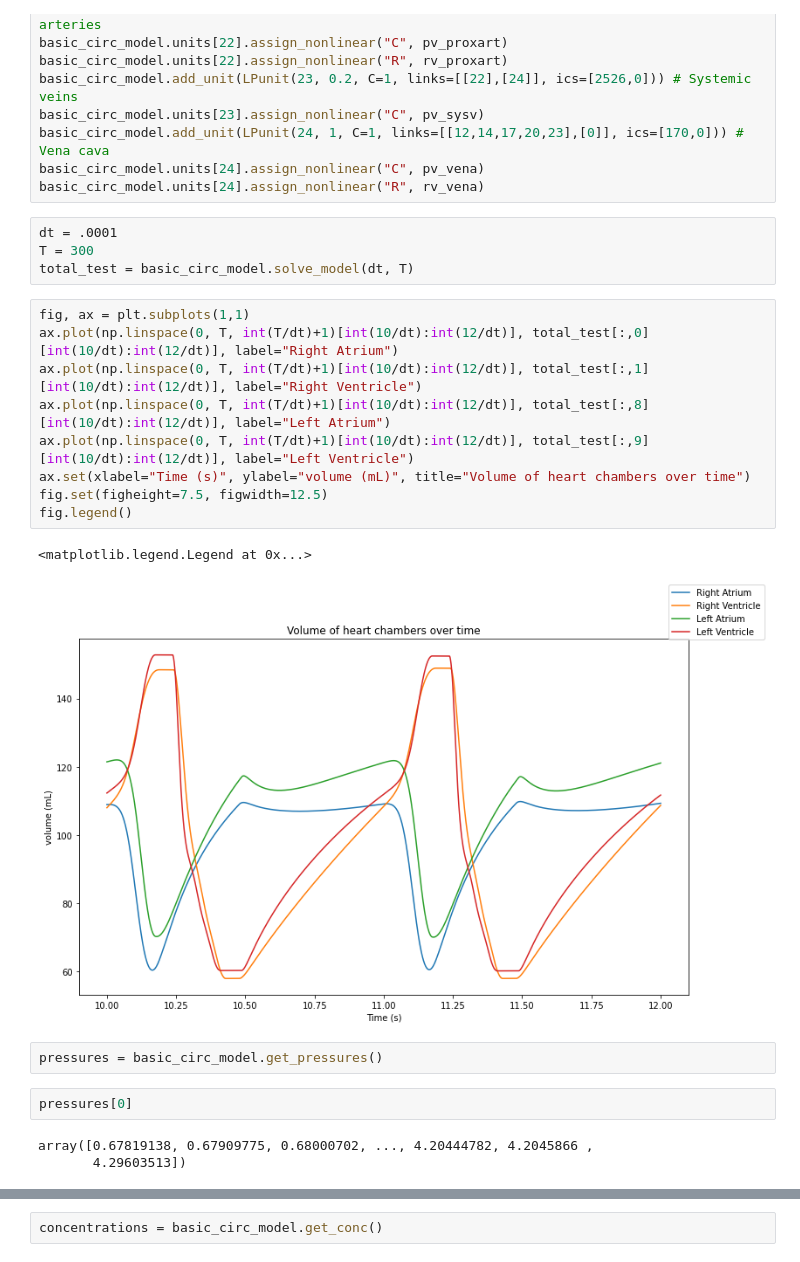
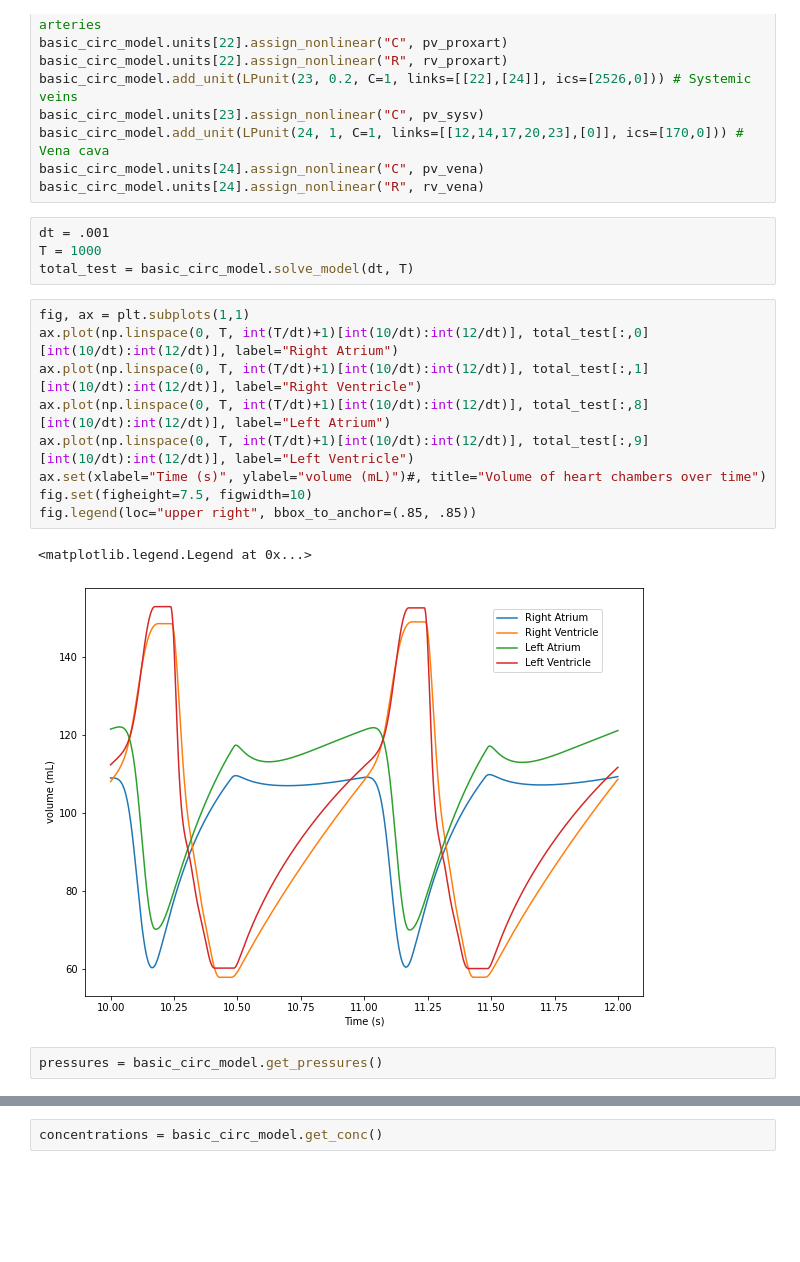
Before and after one commit to thking03/LPModel, a Jupyter notebook: lpm_test.ipynb, the cells around one changed output, grey strips where cells are left out. Saved outputs shown, nothing was run; the diff lists cells and outputs as text; blank space fills up the shorter version.

```diff
--- a/lpm_test.ipynb
+++ b/lpm_test.ipynb
@@ -47,27 +47,22 @@ basic_circ_model.add_unit(LPunit(24, 1, C=1, links=[[12,14,17,20,23],[0]], ics=[
 basic_circ_model.units[24].assign_nonlinear("C", pv_vena)
 basic_circ_model.units[24].assign_nonlinear("R", rv_vena)
 # %%
-dt = .0001
-T = 300
+dt = .001
+T = 1000
 total_test = basic_circ_model.solve_model(dt, T)
 # %%
 fig, ax = plt.subplots(1,1)
 ax.plot(np.linspace(0, T, int(T/dt)+1)[int(10/dt):int(12/dt)], total_test[:,0][int(10/dt):int(12/dt)], label="Right Atrium")
 ax.plot(np.linspace(0, T, int(T/dt)+1)[int(10/dt):int(12/dt)], total_test[:,1][int(10/dt):int(12/dt)], label="Right Ventricle")
 ax.plot(np.linspace(0, T, int(T/dt)+1)[int(10/dt):int(12/dt)], total_test[:,8][int(10/dt):int(12/dt)], label="Left Atrium")
 ax.plot(np.linspace(0, T, int(T/dt)+1)[int(10/dt):int(12/dt)], total_test[:,9][int(10/dt):int(12/dt)], label="Left Ventricle")
-ax.set(xlabel="Time (s)", ylabel="volume (mL)", title="Volume of heart chambers over time")
-fig.set(figheight=7.5, figwidth=12.5)
-fig.legend()
+ax.set(xlabel="Time (s)", ylabel="volume (mL)")#, title="Volume of heart chambers over time")
+fig.set(figheight=7.5, figwidth=10)
+fig.legend(loc="upper right", bbox_to_anchor=(.85, .85))
 # %% [output]
 <matplotlib.legend.Legend at 0x...>
-[figure, old version]
+[figure, new version]
 # %%
 pressures = basic_circ_model.get_pressures()
-# %%
-pressures[0]
-# %% [output]
-array([0.67819138, 0.67909775, 0.68000702, ..., 4.20444782, 4.2045866 ,
-       4.29603513])
 # %%
 fig, ax = plt.subplots(1,1)
```
Also changed, not shown: parts of 11 cells of this notebook, 2 other files.
